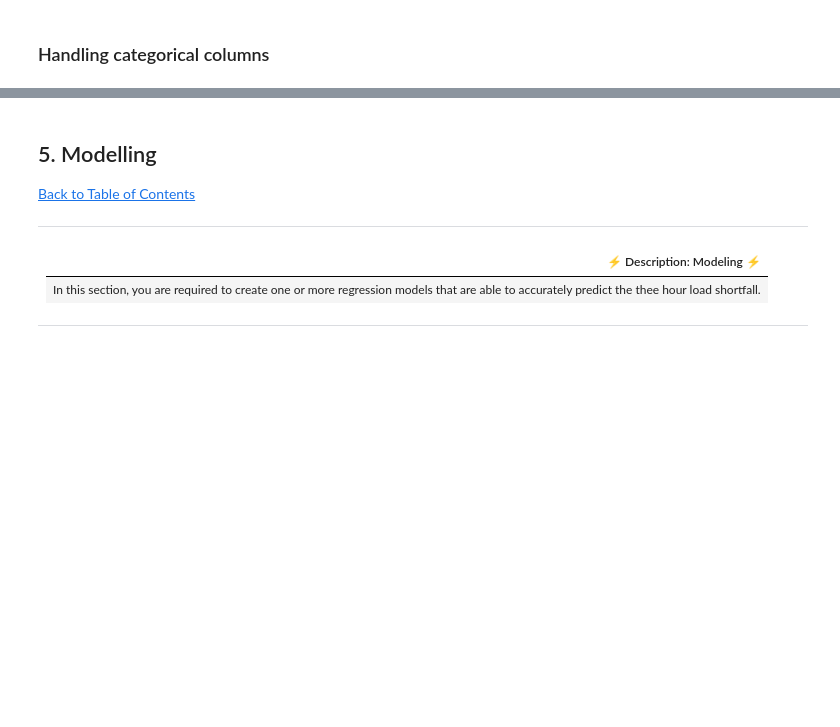
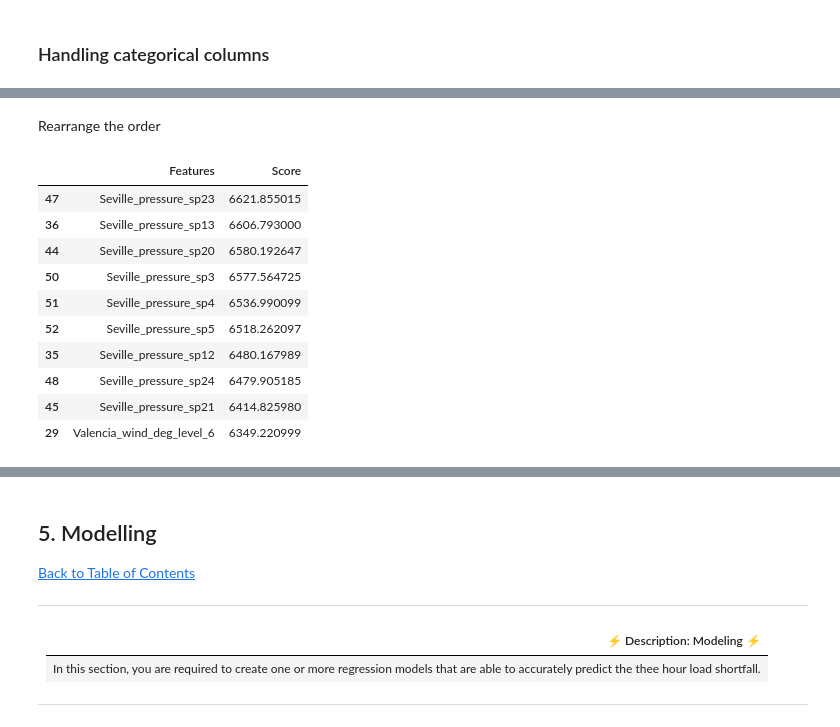
Before and after one commit to AneleMaphalala/Regression-Sprint-2307FTDS-Anele-Maphalala, a Jupyter notebook: Notebook.ipynb, the cells around one changed output, grey strips where cells are left out. Drawn from its saved outputs; the diff is of its cells as text; code cells hidden in the pictures; blank space fills up the shorter version.

```diff
--- a/Notebook.ipynb
+++ b/Notebook.ipynb
@@ -403,0 +420,4 @@ df_test.drop('Unnamed: 0', axis=1, inplace=True)
+# %%
+df_train = pd.get_dummies(df_train, columns=['Valencia_wind_deg'], drop_first=True)
+# %%
+df_train = pd.get_dummies(df_train, columns=['Seville_pressure'], drop_first=True)
@@ -403,0 +467,3 @@ df_test.drop('Unnamed: 0', axis=1, inplace=True)
+# %%
+mean_value = df_train['Valencia_pressure'].mean()
+df_train['Valencia_pressure'].fillna(mean_value, inplace=True)
@@ -403,0 +651,2 @@ df_test.drop('Unnamed: 0', axis=1, inplace=True)
+# %% [markdown]
+Rearrange the order
@@ -403,0 +657,43 @@ df_test.drop('Unnamed: 0', axis=1, inplace=True)
+# %%
+from sklearn.feature_selection import chi2
+from sklearn.feature_selection import SelectKBest
+# Convert datetime columns to numerical format
+for col in X.select_dtypes(include=[np.datetime64]):
+    X[col] = X[col].astype('int64')
+
+# Convert boolean columns to integers
+for col in X.select_dtypes(include=[bool]):
+    X[col] = X[col].astype('int')
+
+# Select only numeric columns for feature selection
+X_numeric = X.select_dtypes(include=[np.number])
+
+# Perform feature selection
+bestfeatures = SelectKBest(score_func=chi2, k=10)
+fit = bestfeatures.fit(X_numeric, y)
+
+# Create DataFrame for scores and feature names
+dfscores = pd.DataFrame(fit.scores_)
+dfcolumns = pd.DataFrame(X_numeric.columns)
+
+# Concatenate and name columns
+featureScores = pd.concat([dfcolumns, dfscores], axis=1)
+featureScores.columns = ['Features', 'Score']
+
+# Get the top 40 features and sort them by score
+top_features = featureScores.sort_values(by='Score', ascending=False).head(40)
+
+# Display the least important 10 features among the top 40
+top_features.tail(10)
+# %% [output]
+|  | Features | Score |
+| 47 | Seville_pressure_sp23 | 6621.855015 |
+| 36 | Seville_pressure_sp13 | 6606.793000 |
+| 44 | Seville_pressure_sp20 | 6580.192647 |
+| 50 | Seville_pressure_sp3 | 6577.564725 |
+| 51 | Seville_pressure_sp4 | 6536.990099 |
+| 52 | Seville_pressure_sp5 | 6518.262097 |
+| 35 | Seville_pressure_sp12 | 6480.167989 |
+| 48 | Seville_pressure_sp24 | 6479.905185 |
+| 45 | Seville_pressure_sp21 | 6414.825980 |
+| 29 | Valencia_wind_deg_level_6 | 6349.220999 |
```
Also changed, not shown: parts of 47 cells of this notebook, 1 other file.
